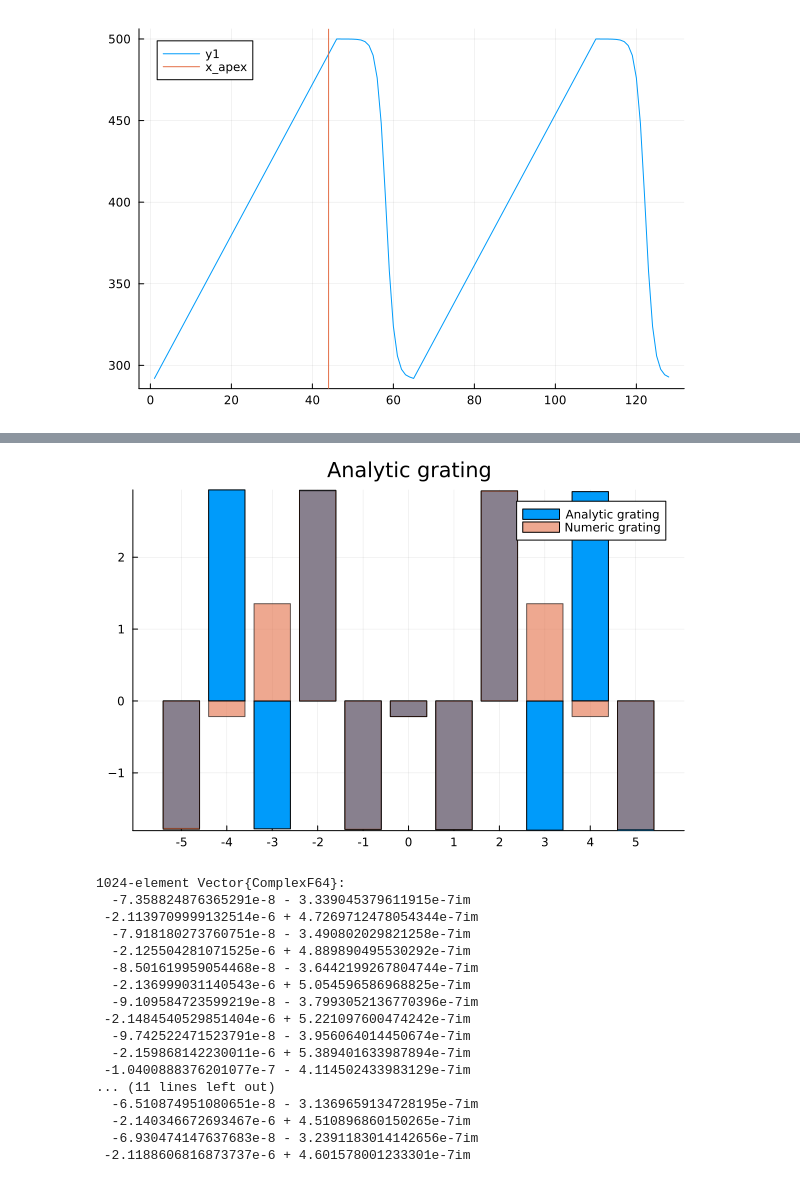
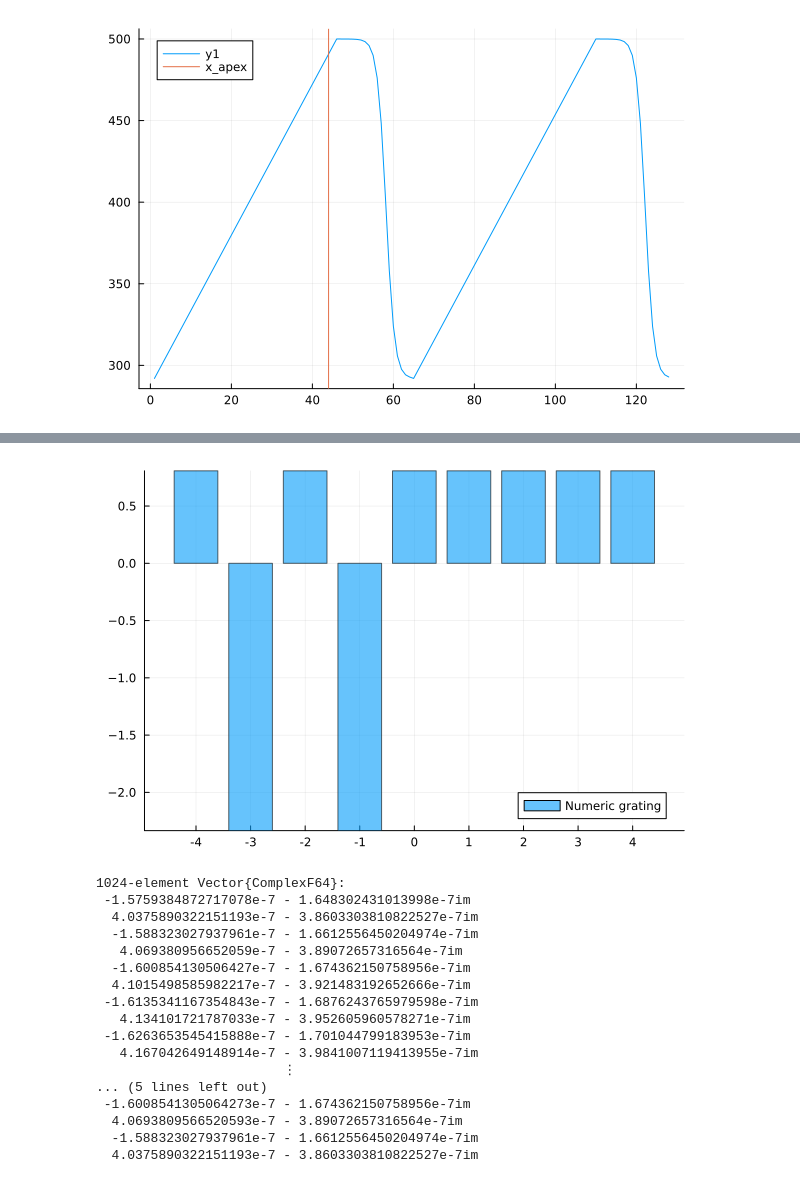
Before and after one commit to puentnic/julia_functions, a Jupyter notebook: IFM/gratings.ipynb, the cells around one changed output, grey strips where cells are left out. Cells and saved outputs as stored; diff of their text form; code cells hidden in the pictures.

```diff
--- a/IFM/gratings.ipynb
+++ b/IFM/gratings.ipynb
@@ -354,7 +354,7 @@ function sinusoidal_grating(N, p; thickness=500, mill_depth=208)
 
     xs = (0:Nx-1) ./ Nx                # N points, endpoint 1 is excluded
     d0 = thickness - mill_depth
-    g1 = @. (mill_depth/2)*(1 .+ sin.(2π*p*xs .- π/2)) + d0
+    g1 = @. (mill_depth/2)*(1 .+ sin.(2π*p*xs)) + d0
 
     g2 = repeat(g1', N, 1)
     return g2
@@ -623,13 +645,13 @@ vline!([x_shift], label="x_apex")
 0.21311959858498666
 [figure]
 # %%
-params = [π/21 +  im*0.000,
-          50, 0.9*21, 0.501]
+params = [0.11 +  im*0.000,
+          50, 23.2, 0.50]
 
 # c_n = asawtooth_modes(N,κ, h, d, a; phase_shift=false, mode_block=false)
 c_n = asawtooth_modes(N,params...; phase_shift=false, mode_block=false)
 println("Sum of mode probabilities: ", sum(abs2, c_n))
-mask = collect(-5:5) .+ (N÷2 + 1)
+mask = collect(-4:4) .+ (N÷2 + 1)
 modes = mask .- (N÷2 + 1)
 fig1 = bar(modes,abs2.(c_n)[mask], xticks=(modes,modes),
     xlabel="", ylabel="", title="Analytic grating", opacity=0.6, label="Analytic grating"
@@ -638,21 +660,29 @@ fig1 = bar(modes,abs2.(c_n)[mask], xticks=(modes,modes),
 
 p = 1
 # grating_test = test_grating_1d(N, p, params[end]; mill_depth=params[3]*10,thickness=params[2]*10)
-grating_sinusoidal = sinusoidal_grating(N, p; mill_depth=params[3]*10, thickness=params[2]*10)
+grating_sinusoidal = sinusoidal_grating(N, 1; mill_depth=params[3]*10, thickness=params[2]*10)
 grating_test = grating_sinusoidal[N÷2 + 1, :]
 
 t_grating = transmission_func(grating_test; aperature=false,σU = π/21 ,α=0.000)
 
+
 # t_fft = fftshift(fft(ifftshift(t_grating)))
+# t_grating = circshift(t_grating, (-floor(Int, x_apex * ((N÷p) - 1))))
 t_fft = fftshift(fft((t_grating)))
 t_fft ./= reduce(*, size(t_fft))
+grating_fft = fftshift(fft(grating_test))
+grating_fft ./= reduce(*, size(grating_fft))
+nmax = min(ctr-1, N-ctr)              # positive mode count
+idx = 1:nmax
+bns = im .* (grating_fft[ctr .+ idx] .- grating_fft[ctr .- idx])
 # t_fft ./= sqrt(sum(abs2, t_fft))
 println("Sum of mode probabilities (numeric): ", sum(abs2, t_fft))
 y_plot = abs2.(t_fft[mask])
 println(y_plot .≈ abs2.(c_n)[mask])
 # t_fft ./= reduce(*, size(t_fft))
-bar!(fig1,modes,y_plot,
-    xticks=(modes,modes), opacity=0.6, label="cos"
+bar(modes,y_plot,
+    xticks=(modes,modes), opacity=0.6, label="sin"
 )
+
 # ylims!(0,0.01)
 # %% [output]
@@ -663,30 +701,33 @@ Bool[0, 0, 0, 0, 0, 0, 0, 0, 0, 0, 0]
 # %%
 fig1 = bar(modes,angle.(c_n)[mask], xticks=(modes,modes),
     xlabel="", ylabel="", title="Analytic grating", opacity=1, label="Analytic grating"
 )
 y_plot = angle.(t_fft[mask])
-bar!(fig1,modes,y_plot,
+# bar!(fig1,modes,y_plot,
+#     xticks=(modes,modes), opacity=0.6, label="Numeric grating"
+# )
+bar(modes,y_plot,
     xticks=(modes,modes), opacity=0.6, label="Numeric grating"
 )
 # %% [output]
-[figure, old version]
+[figure, new version]
 # %%
 c_n
 # %% [output]
 1024-element Vector{ComplexF64}:
-  -7.358824876365291e-8 - 3.339045379611915e-7im
- -2.1139709999132514e-6 + 4.7269712478054344e-7im
-  -7.918180273760751e-8 - 3.490802029821258e-7im
-  -2.125504281071525e-6 + 4.889890495530292e-7im
-  -8.501619959054468e-8 - 3.6442199267804744e-7im
-  -2.136999031140543e-6 + 5.054596586968825e-7im
-  -9.109584723599219e-8 - 3.7993052136770396e-7im
- -2.1484540529851404e-6 + 5.221097600474242e-7im
-  -9.742522471523791e-8 - 3.956064014450674e-7im
-  -2.159868142230011e-6 + 5.389401633987894e-7im
- -1.0400888376201077e-7 - 4.114502433983129e-7im
-... (11 lines left out)
-  -6.510874951080651e-8 - 3.1369659134728195e-7im
-  -2.140346672693467e-6 + 4.510896860150265e-7im
-  -6.930474147637683e-8 - 3.2391183014142656e-7im
- -2.1188606816873737e-6 + 4.601578001233301e-7im
+ -1.5759384872717078e-7 - 1.648302431013998e-7im
+  4.0375890322151193e-7 - 3.8603303810822527e-7im
+  -1.588323027937961e-7 - 1.6612556450204974e-7im
+   4.069380956652059e-7 - 3.89072657316564e-7im
+  -1.600854130506427e-7 - 1.674362150758956e-7im
+  4.1015498585982217e-7 - 3.921483192652666e-7im
+ -1.6135341167354843e-7 - 1.6876243765979598e-7im
+   4.134101721787033e-7 - 3.952605960578271e-7im
+ -1.6263653545415888e-7 - 1.701044799183953e-7im
+   4.167042649148914e-7 - 3.9841007119413955e-7im
+                        ⋮
+... (5 lines left out)
+ -1.6008541305064273e-7 - 1.674362150758956e-7im
+  4.0693809566520593e-7 - 3.89072657316564e-7im
+  -1.588323027937961e-7 - 1.6612556450204974e-7im
+  4.0375890322151193e-7 - 3.8603303810822527e-7im
```
Also changed, not shown: parts of 7 cells of this notebook, 4 other files.
